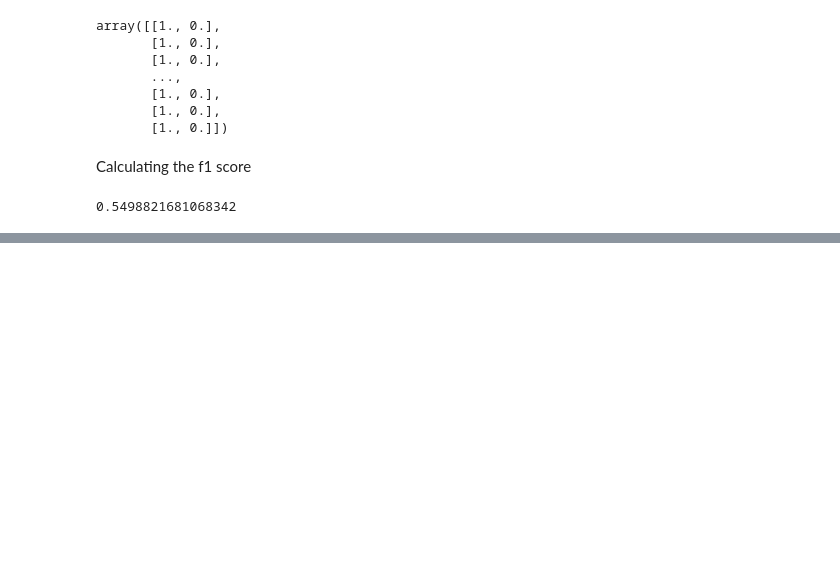
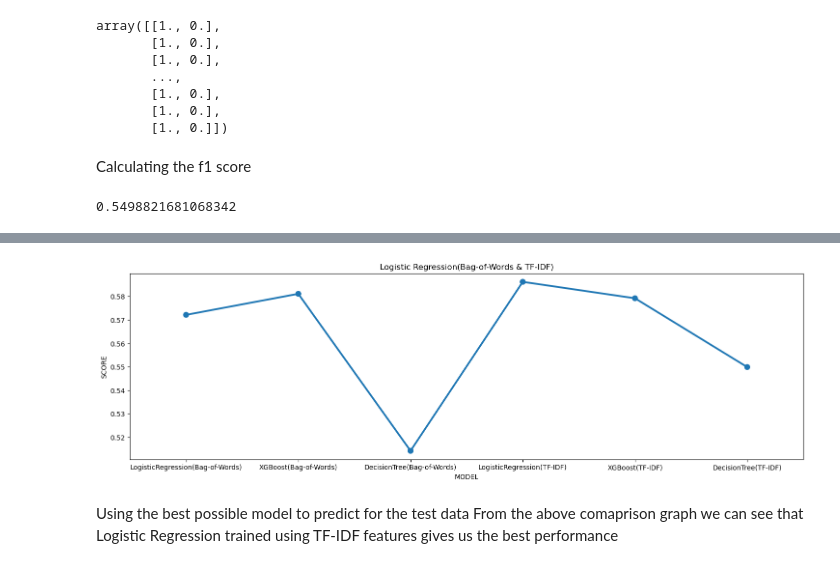
Before and after one commit to TedMwai/Text-Sentiment-Analysis, a Jupyter notebook: TwitterAnalysis.ipynb, the cells around one changed output, grey strips where cells are left out. Saved outputs shown, nothing was run; the diff lists cells and outputs as text; code cells hidden in the pictures; blank space fills up the shorter version.

Commit message:
model comparison & final analysis of test dataset

```diff
--- a/TwitterAnalysis.ipynb
+++ b/TwitterAnalysis.ipynb
@@ -671,0 +674,10 @@ dct_score_tfidf
+# %%
+Algo = ['LogisticRegression(Bag-of-Words)', 'XGBoost(Bag-of-Words)', 'DecisionTree(Bag-of-Words)',
+        'LogisticRegression(TF-IDF)', 'XGBoost(TF-IDF)', 'DecisionTree(TF-IDF)']
+
+score = [log_bow, xgb_bow, dct_score_bow, log_tfidf, score, dct_score_tfidf]
+
+compare = pd.DataFrame({'Model': Algo, 'F1_Score': score},
+                       index=[i for i in range(1, 7)])
+
+compare.T
@@ -671,0 +688,16 @@ dct_score_tfidf
+# %%
+#Comparison Graph
+plt.figure(figsize=(18,5))
+
+sns.pointplot(x='Model',y='F1_Score',data=compare)
+
+plt.title('Logistic Regression(Bag-of-Words & TF-IDF)')
+plt.xlabel('MODEL')
+plt.ylabel('SCORE')
+
+plt.show()
+# %% [output]
+[figure, added]
+# %% [markdown]
+Using the best possible model to predict for the test data
+From the above comaprison graph we can see that Logistic Regression trained using TF-IDF features gives us the best performance
```
Also changed, not shown: parts of 18 cells of this notebook, 1 other file.
